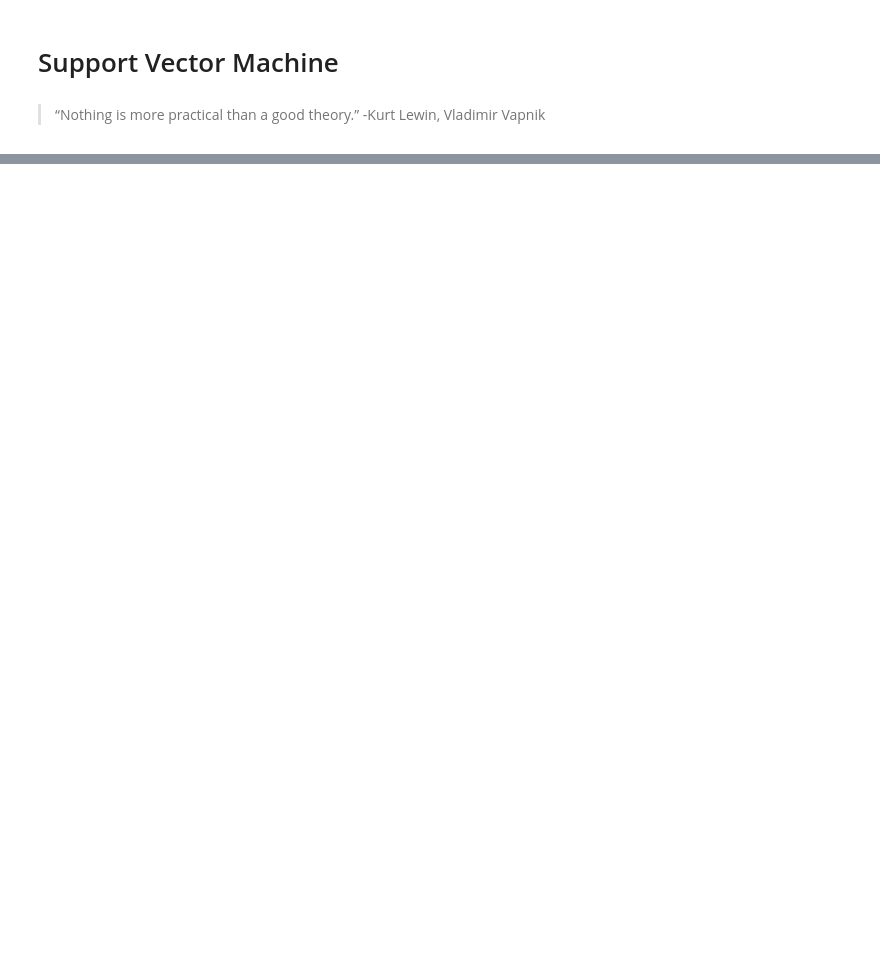
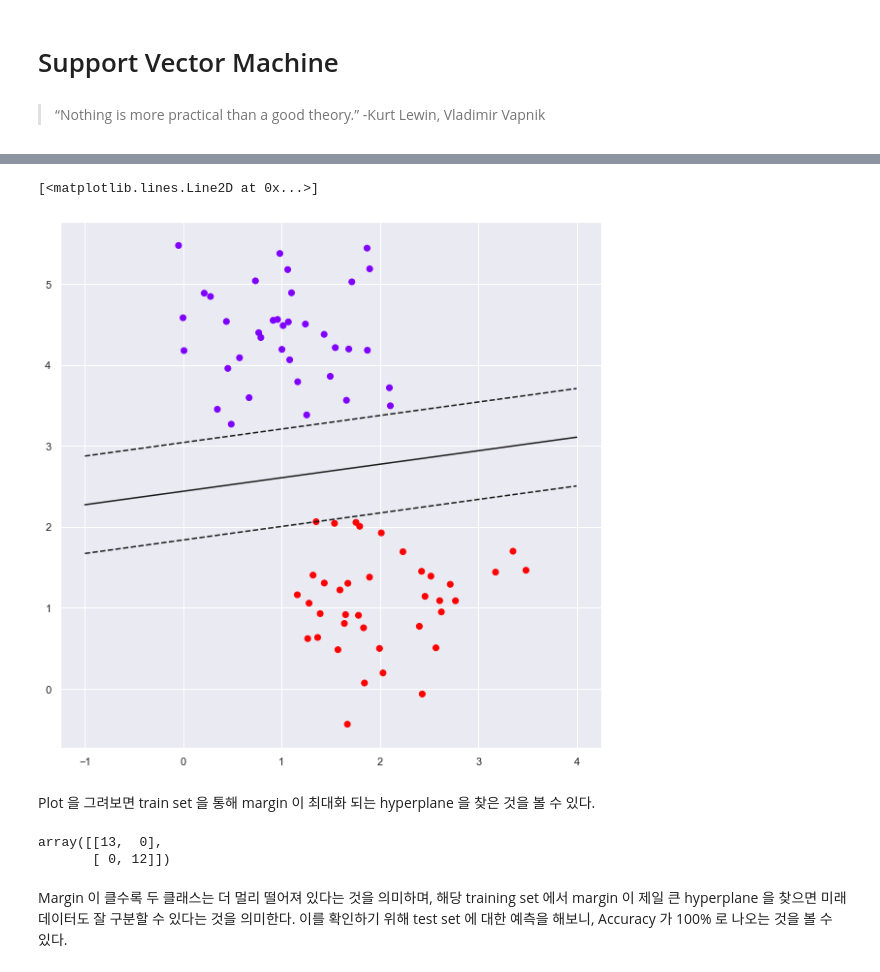
Before and after one commit to tomtom1103/The_Helvetica_Scenario, a Jupyter notebook: kernel_based_learning/SVM_tutorial.ipynb, the cells around one changed output, grey strips where cells are left out. Cells and saved outputs as stored; diff of their text form; code cells hidden in the pictures; blank space fills up the shorter version.

Commit message:
kernelbasedlearninginit

```diff
--- a/kernel_based_learning/SVM_tutorial.ipynb
+++ b/kernel_based_learning/SVM_tutorial.ipynb
@@ -22,0 +274,47 @@ from sklearn.metrics import confusion_matrix
+# %%
+a = np.ravel(solution['x'])
+sv = a > 1e-5
+ind = np.arange(len(a))[sv]
+a_return = a[sv]
+sv_return = X[sv]
+sv_y_return = y[sv]
+b_return = 0
+for n in range(len(a_return)):
+    b_return += sv_y_return[n]
+    b_return -= np.sum(a_return * sv_y_return * kernel[ind[n], sv])
+b_return /= len(a_return)
+w_return = np.zeros(n_features)
+for n in range(len(a_return)):
+    w_return += a_return[n] * sv_y_return[n] * sv_return[n]
+# %%
+def f(x, w, b, c=0):
+    return (-w[0] * x - b + c) / w[1]
+plt.figure(figsize=(10,10))
+plt.scatter(X_train[:, 0], X_train[:, 1], c=y_train, cmap='rainbow')
+
+# w.x + b = 0
+a0 = -1; a1 = f(a0, w_return, b_return)
+b0 = 4; b1 = f(b0, w_return, b_return)
+plt.plot([a0,b0], [a1,b1], 'k')
+
+# w.x + b = 1
+a0 = -1; a1 = f(a0, w_return, b_return, 1)
+b0 = 4; b1 = f(b0, w_return, b_return, 1)
+plt.plot([a0,b0], [a1,b1], 'k--')
+# w.x + b = -1
+a0 = -1; a1 = f(a0, w_return, b_return, -1)
+b0 = 4; b1 = f(b0, w_return, b_return, -1)
+plt.plot([a0,b0], [a1,b1], 'k--')
+# %% [output]
+[<matplotlib.lines.Line2D at 0x...>]
+[figure, added]
+# %% [markdown]
+Plot 을 그려보면 train set 을 통해 margin 이 최대화 되는 hyperplane 을 찾은 것을 볼 수 있다.
+# %%
+y_pred = np.sign(np.dot(X_test, w_return) + b_return)
+confusion_matrix(y_test, y_pred)
+# %% [output]
+array([[13,  0],
+       [ 0, 12]])
+# %% [markdown]
+Margin 이 클수록 두 클래스는 더 멀리 떨어져 있다는 것을 의미하며, 해당 training set 에서 margin 이 제일 큰 hyperplane 을 찾으면 미래 데이터도 잘 구분할 수 있다는 것을 의미한다. 이를 확인하기 위해 test set 에 대한 예측을 해보니, Accuracy 가 100% 로 나오는 것을 볼 수 있다.
```
Also changed, not shown: parts of 23 cells of this notebook, 8 other files.
